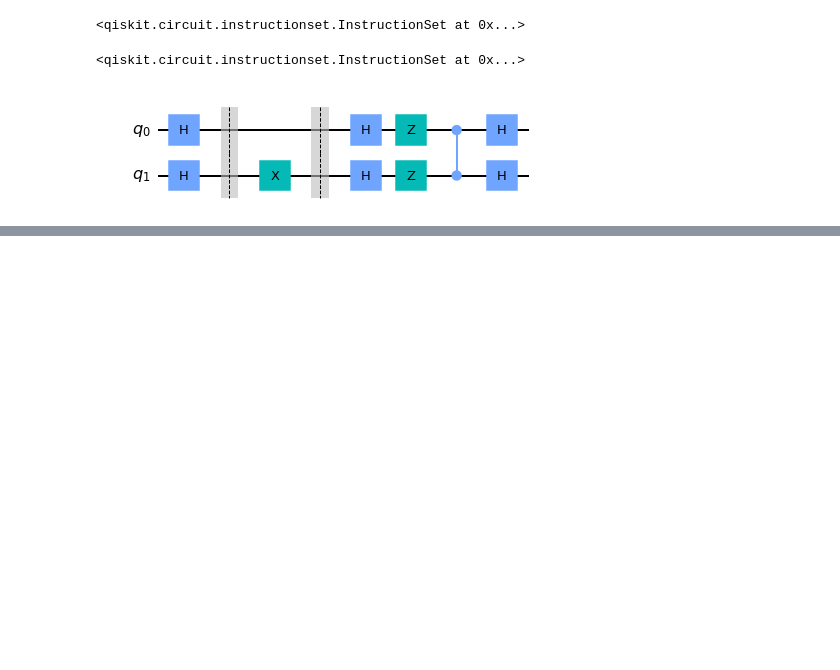
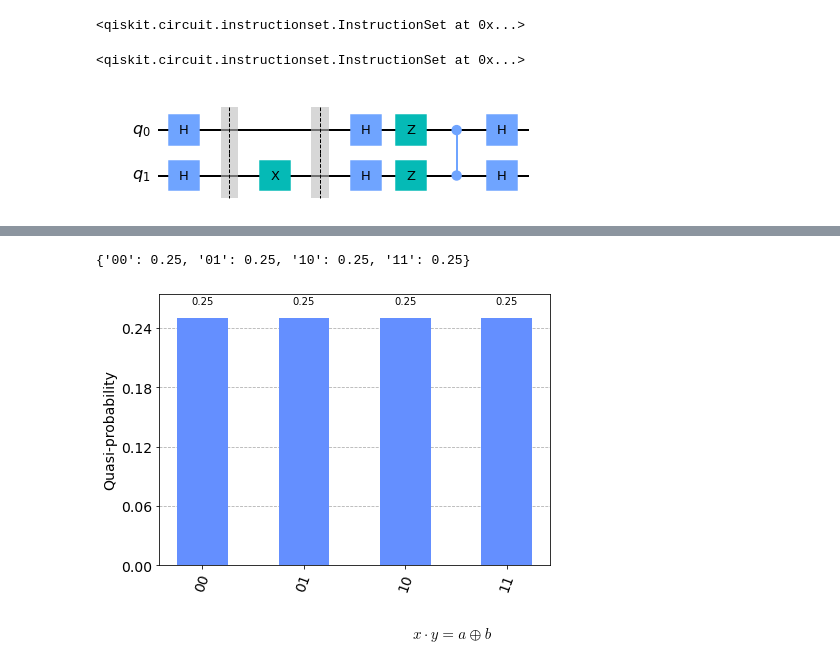
Before and after one commit to nithinaditya/quantum-computation, a Jupyter notebook: Practicals/groversAlgorithm.ipynb, the cells around one changed output, grey strips where cells are left out. Drawn from its saved outputs; the diff is of its cells as text; code cells hidden in the pictures; blank space fills up the shorter version.

```diff
--- a/Practicals/groversAlgorithm.ipynb
+++ b/Practicals/groversAlgorithm.ipynb
@@ -63,0 +44,6 @@ plot_bloch_multivector(out_vector)
+# %%
+sim = Aer.get_backend('aer_simulator')
+qc.save_statevector
+result = sim.run(qc).result()
+out_vector = result.get_statevector()
+plot_bloch_multivector(out_vector)
@@ -63,0 +52,9 @@ plot_bloch_multivector(out_vector)
+# %%
+counts = result.get_counts()
+print(counts)
+plot_histogram(counts)
+# %% [output]
+{'00': 0.25, '01': 0.25, '10': 0.25, '11': 0.25}
+[figure, added]
+# %% [markdown]
+ $$ x \cdot y = a \oplus b $$
```
Also changed, not shown: parts of 6 cells of this notebook, 2 other files.
